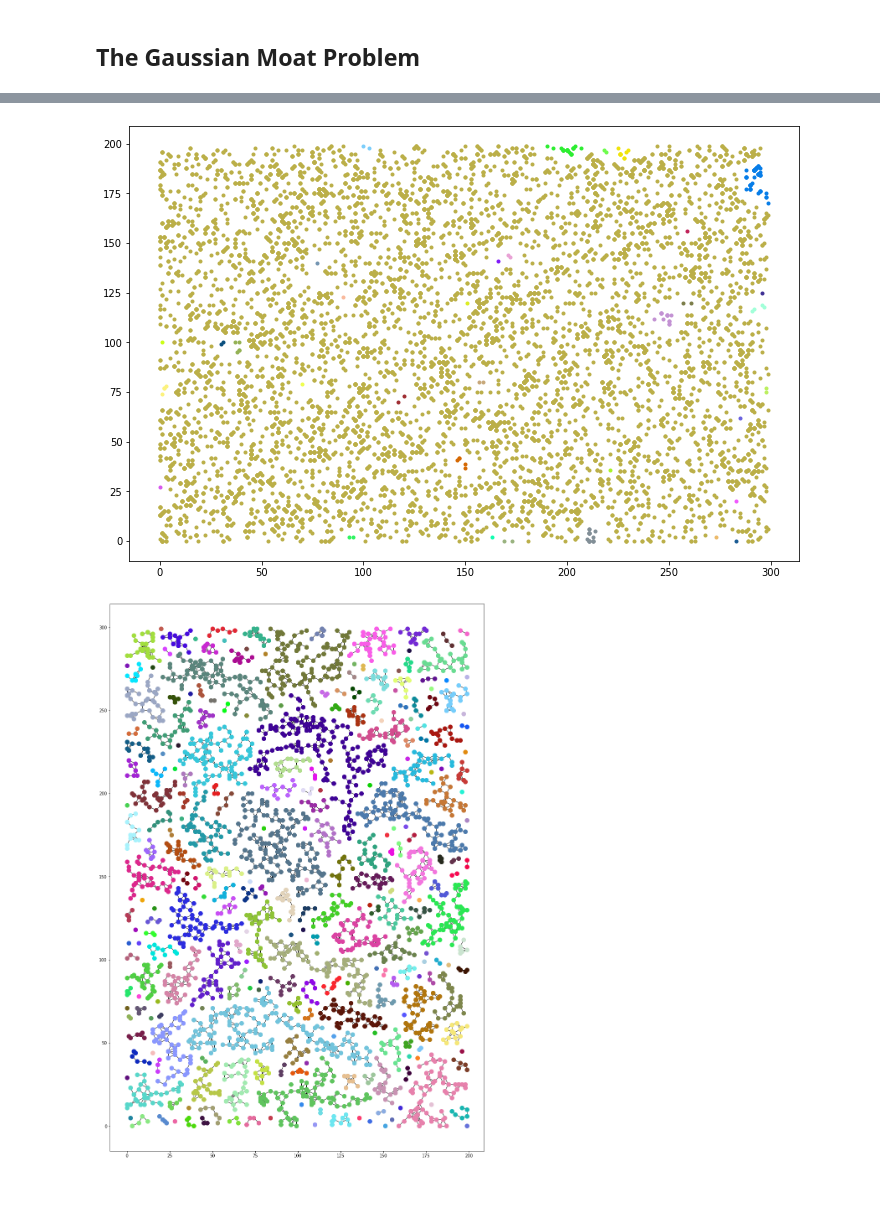
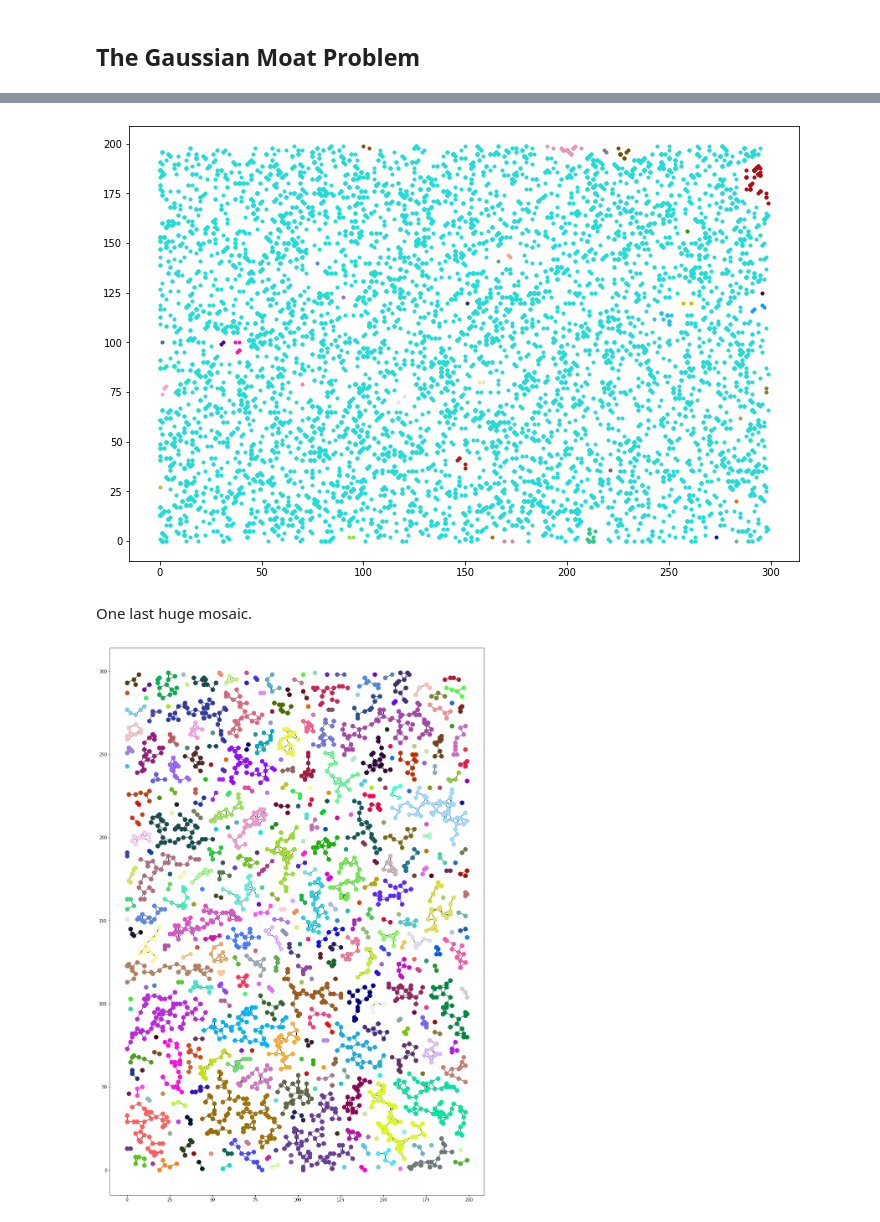
Before and after one commit to zebengberg/gaussian-integer-sieve, a Jupyter notebook: python/examples.ipynb, the cells around one changed output, grey strips where cells are left out. Cells and saved outputs as stored; diff of their text form; code cells hidden in the pictures; blank space fills up the shorter version.

```diff
--- a/python/examples.ipynb
+++ b/python/examples.ipynb
@@ -198,9 +219,9 @@ m.plot()
 # %%
-components = moat_components_to_norm(3, 50000)
+components = moat_components_to_norm(10 ** 0.5, 3000000)
 fig, ax = plt.subplots(figsize=(12, 8))
 for component in components:
     x = component[0]
     y = component[1]
     color = np.random.rand(3, )
-    ax.plot(x, y, color=color, linestyle='', marker='o', markersize=3)
+    ax.plot(x, y, color=color, linestyle='', marker='o', markersize=1)
 # %% [output]
@@ -227,7 +250,5 @@ plt.show()
 # %%
-# Same code as above but with slightly larger jump size
-# As the jump size passes sqrt(18) = 4.242..., primes have more possible neighbors
-jump_size = 4.3
+jump_size = 18 ** 0.5
 
 # Setting optional `ignore_edges` flag to False in order to get edge data
 components, segments = moat_components_in_block(jump_size, 10000, 5000, 300, 200, False)
@@ -246,6 +267,5 @@ plt.show()
 # %%
-# We pass another threshold at sqrt(20) = 4.472...
-jump_size = 4.5
+jump_size = 20 ** 0.5
 
 # Not getting edges here since the component is obvious
 components = moat_components_in_block(jump_size, 10000, 5000, 300, 200, True)
@@ -258,22 +278,23 @@ for component in components:
 
 plt.show()
 # %% [output]
-[figure, old version]
+[figure, new version]
+# %% [markdown]
+One last huge mosaic.
 # %%
-# One last huge image of a prime graph; takes a long time to render.
 jump_size = 5
 
 # Setting optional `ignore_edges` flag to False in order to get edge data
-components, segments = moat_components_in_block(jump_size, 1000000, 0, 200, 300, False)
+components, segments = moat_components_in_block(jump_size, 10 ** 7, 0, 200, 300, False)
 fig, ax = plt.subplots(figsize=(16, 24))
 for component in components:
     x = component[0]
     y = component[1]
     color = np.random.rand(3, )
     ax.plot(x, y, color=color, linestyle='', marker='o', markersize=10)
 
 lc = mc.LineCollection(segments, color='black', linewidth=1)
 ax.add_collection(lc)
 plt.show()
 # %% [output]
-[figure, old version]
+[figure, new version]
```
Also changed, not shown: parts of 37 cells of this notebook.
